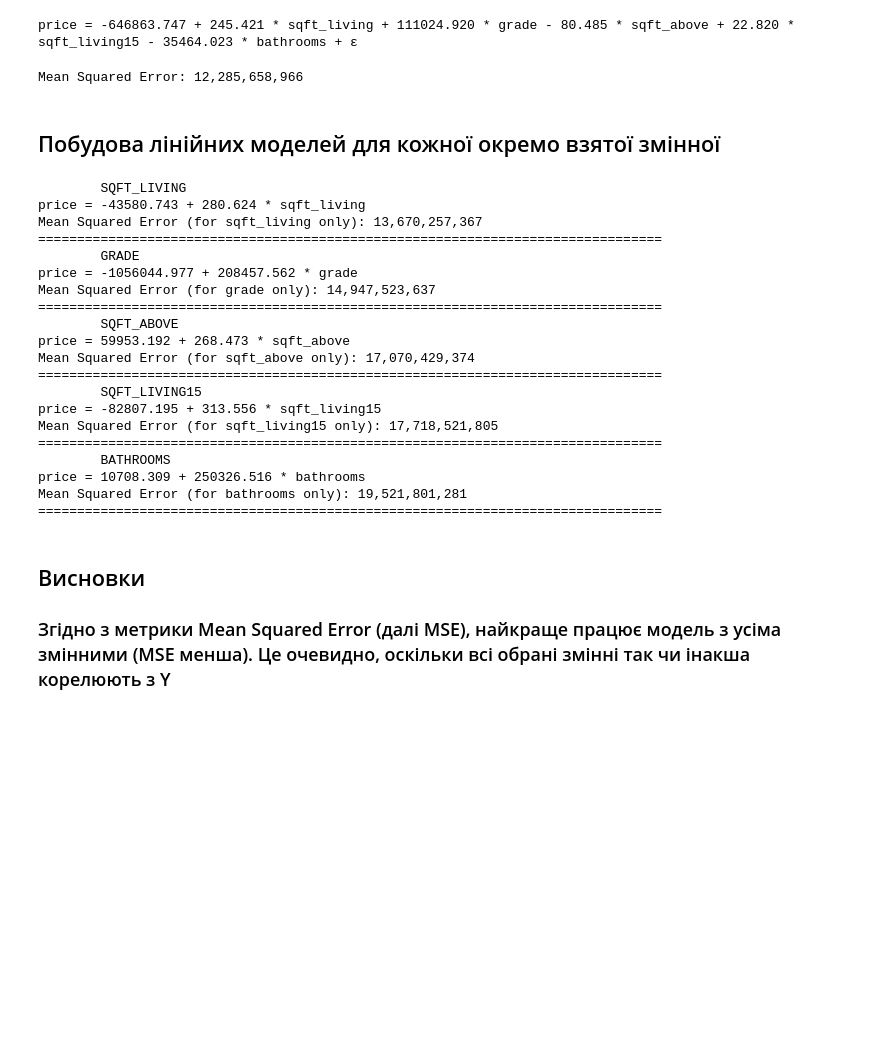
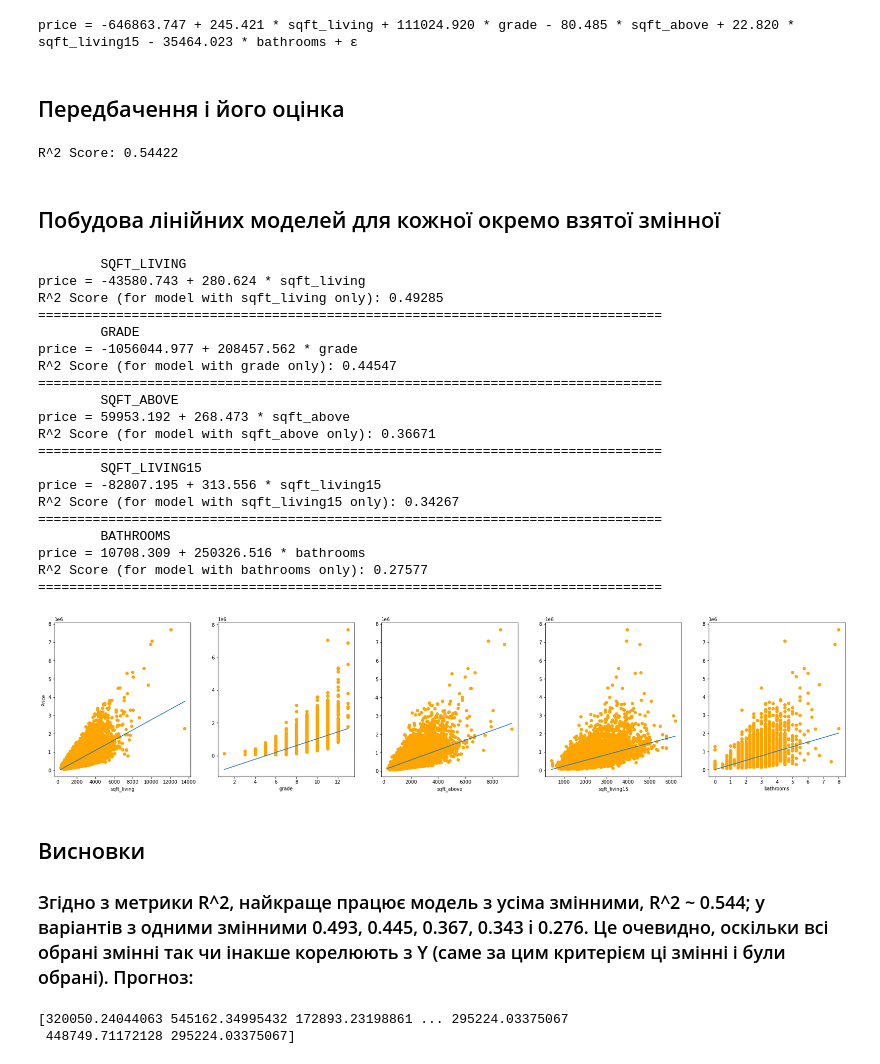
Before and after one commit to nmkmms/ME_Lab02, a Jupyter notebook: Lab02.ipynb, the cells around one changed output. Cells and saved outputs as stored; diff of their text form; code cells hidden in the pictures; blank space fills up the shorter version.

Commit message:
Added dataset and plots

```diff
--- a/Lab02.ipynb
+++ b/Lab02.ipynb
@@ -139,47 +144,67 @@ for index, coef in enumerate(regr.coef_):
 print(' + ε')
 # %% [output]
 price = -646863.747 + 245.421 * sqft_living + 111024.920 * grade - 80.485 * sqft_above + 22.820 * sqft_living15 - 35464.023 * bathrooms + ε
-# %%
-squared_error = sum((Y - regr.predict(X)) ** 2)
-mean_squared_error = squared_error / X.size
-print(f'Mean Squared Error: {mean_squared_error:,.0f}')
-# %% [output]
-Mean Squared Error: 12,285,658,966
+# %% [markdown]
+## Передбачення і його оцінка
+# %%
+prediction = regr.predict(X)
+score = r2_score(Y, prediction)
+print(f'R^2 Score: {score:.5f}')
+# %% [output]
+R^2 Score: 0.54422
 # %% [markdown]
 ## Побудова лінійних моделей для кожної окремо взятої змінної
 # %%
-for col in X:
+fig, axes = plt.subplots(1, 5, figsize=(30, 6))
+axes[0].set_ylabel('Price')
+
+for index, col in enumerate(X):
+    # Build and fit model
     regr = linear_model.LinearRegression()
     temp_x = pd.DataFrame(X[col])
     regr.fit(temp_x, Y)
-    squared_error = sum((Y - regr.predict(temp_x)) ** 2)
-    mean_squared_error = squared_error / X.size
+
+    # Score prediction
+    score = r2_score(Y, regr.predict(temp_x))
+
+    # Visualize
+    axes[index].scatter(temp_x, Y, color='orange')
+    axes[index].set_xlabel(col)
+    xn = np.linspace(temp_x.min(), temp_x.max(), len(temp_x))
+    yn = np.polyval((regr.coef_[0], regr.intercept_), xn)
+    axes[index].plot(xn, yn)
 
     print(f'\t{col.upper()}')
     print(f'price = {regr.intercept_:.3f} {"+" if regr.coef_[0] > 0 else "-"} {abs(regr.coef_[0]):.3f} * {col}')
-    print(f'Mean Squared Error (for {col} only): {mean_squared_error:,.0f}')
+    print(f'R^2 Score (for model with {col} only): {score:.5f}')
     print('=' * 80)
 # %% [output]
         SQFT_LIVING
 price = -43580.743 + 280.624 * sqft_living
-Mean Squared Error (for sqft_living only): 13,670,257,367
+R^2 Score (for model with sqft_living only): 0.49285
 ================================================================================
         GRADE
 price = -1056044.977 + 208457.562 * grade
-Mean Squared Error (for grade only): 14,947,523,637
+R^2 Score (for model with grade only): 0.44547
 ================================================================================
         SQFT_ABOVE
 price = 59953.192 + 268.473 * sqft_above
-Mean Squared Error (for sqft_above only): 17,070,429,374
+R^2 Score (for model with sqft_above only): 0.36671
 ================================================================================
         SQFT_LIVING15
 price = -82807.195 + 313.556 * sqft_living15
-Mean Squared Error (for sqft_living15 only): 17,718,521,805
+R^2 Score (for model with sqft_living15 only): 0.34267
 ================================================================================
         BATHROOMS
 price = 10708.309 + 250326.516 * bathrooms
-Mean Squared Error (for bathrooms only): 19,521,801,281
+R^2 Score (for model with bathrooms only): 0.27577
 ================================================================================
+[figure, added]
 # %% [markdown]
 ## Висновки
-### Згідно з метрики Mean Squared Error (далі MSE), найкраще працює модель з усіма змінними (MSE менша). Це очевидно, оскільки всі обрані змінні так чи інакша корелюють з Y
+### Згідно з метрики R^2, найкраще працює модель з усіма змінними, R^2 ~ 0.544; у варіантів з одними змінними 0.493, 0.445, 0.367, 0.343 i 0.276.  Це очевидно, оскільки всі обрані змінні так чи інакше корелюють з Y (саме за цим критерієм ці змінні і були обрані). Прогноз:
+# %%
+print(prediction)
+# %% [output]
+[320050.24044063 545162.34995432 172893.23198861 ... 295224.03375067
+ 448749.71172128 295224.03375067]
```
Also changed, not shown: parts of 2 cells of this notebook, 1 other file.
